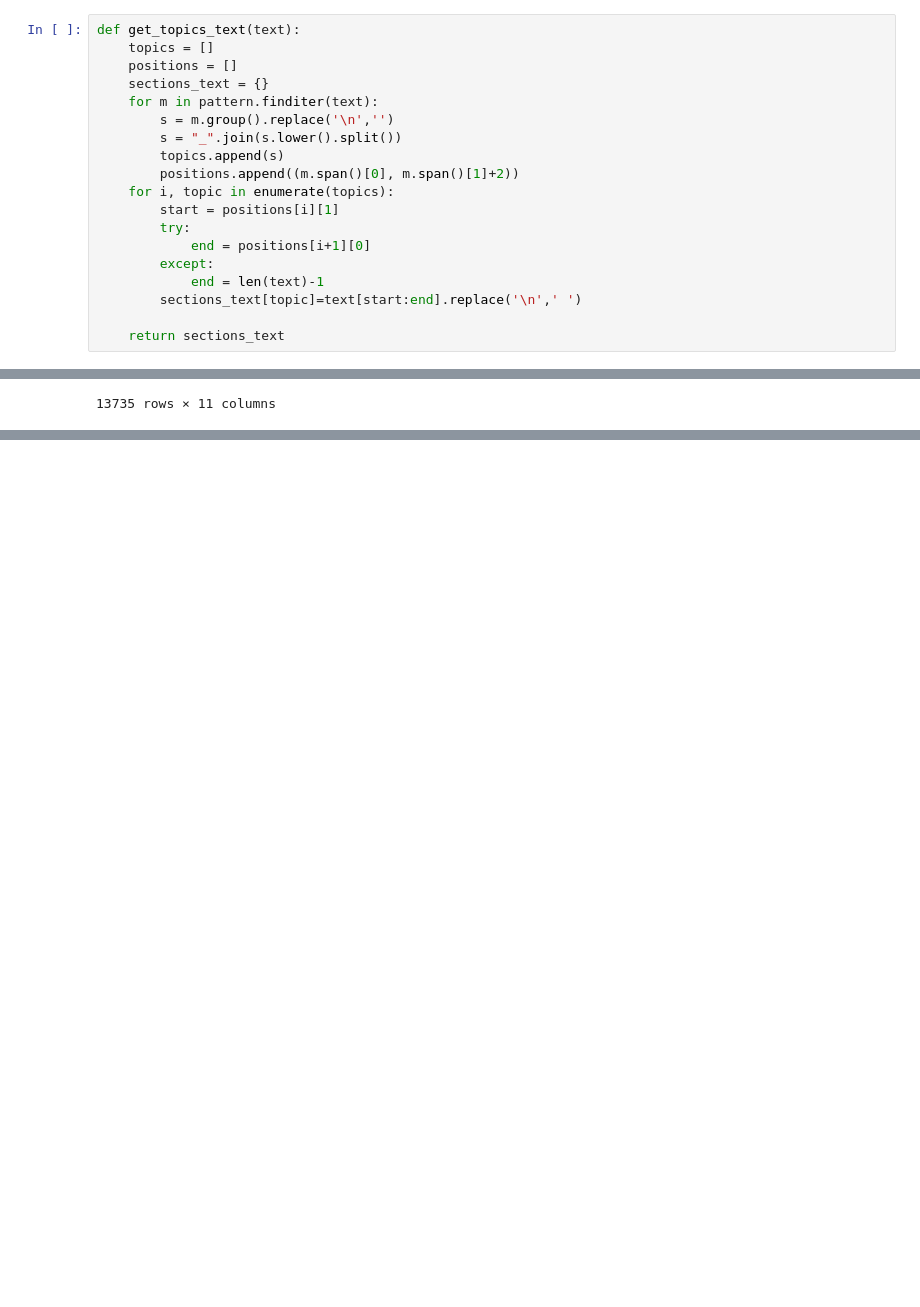
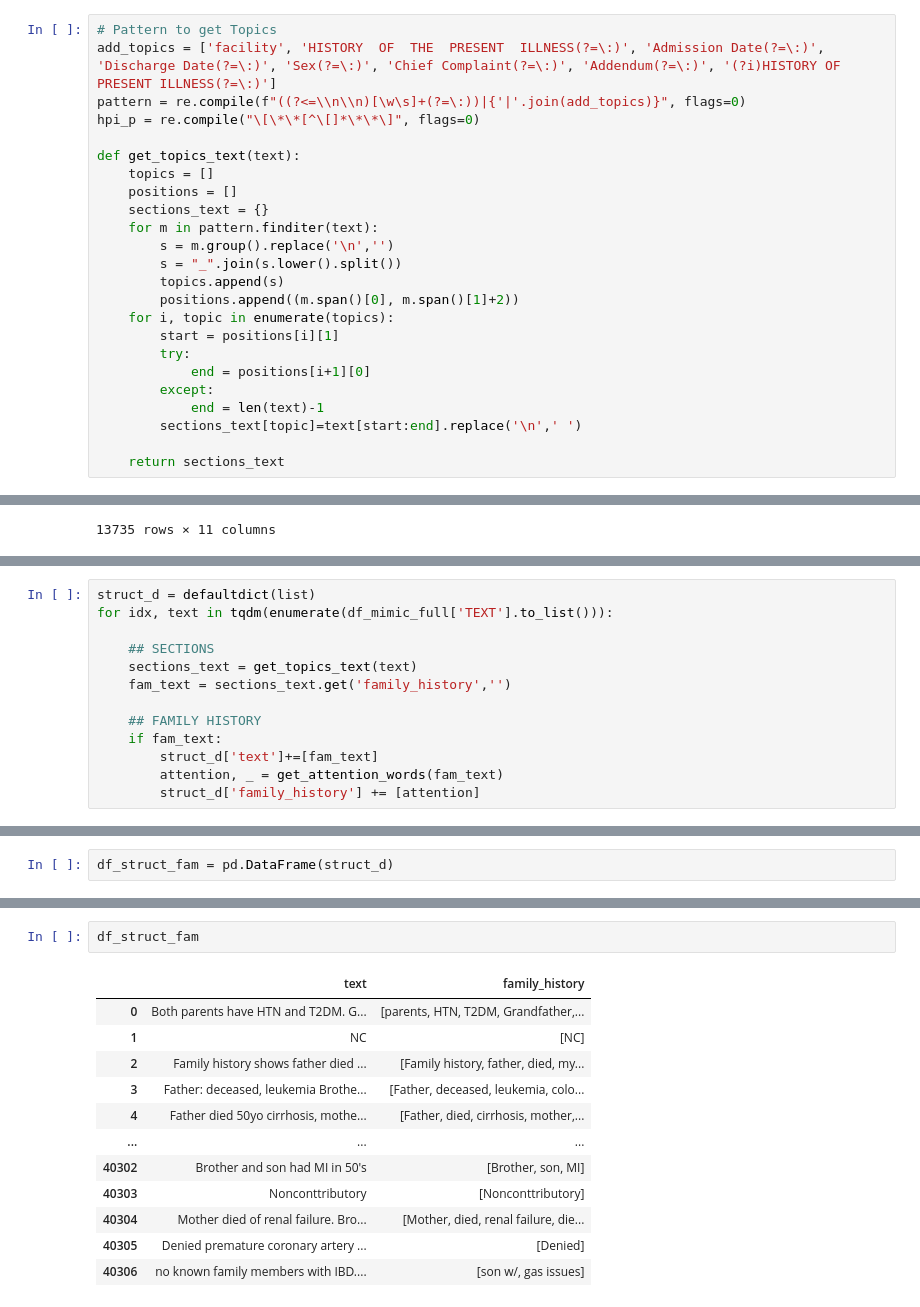
Before and after one commit to leoitcode/medtrix, a Jupyter notebook: notebook/medtrix_mimic_analysis.ipynb, the cells around one changed output, grey strips where cells are left out. Cells and saved outputs as stored; diff of their text form; blank space fills up the shorter version.

```diff
--- a/notebook/medtrix_mimic_analysis.ipynb
+++ b/notebook/medtrix_mimic_analysis.ipynb
@@ -618,4 +620,9 @@ pattern = re.compile(f"((?<=\\n\\n)[\w\s]+(?=\:))|{'|'.join(add_topics)}", flags
 # %%
+# Pattern to get Topics
+add_topics = ['facility', 'HISTORY  OF  THE  PRESENT  ILLNESS(?=\:)', 'Admission Date(?=\:)', 'Discharge Date(?=\:)', 'Sex(?=\:)', 'Chief Complaint(?=\:)', 'Addendum(?=\:)', '(?i)HISTORY OF PRESENT ILLNESS(?=\:)']
+pattern = re.compile(f"((?<=\\n\\n)[\w\s]+(?=\:))|{'|'.join(add_topics)}", flags=0)
+hpi_p = re.compile("\[\*\*[^\[]*\*\*\]", flags=0)
+
 def get_topics_text(text):
     topics = []
     positions = []
@@ -970,0 +998,13 @@ pd.DataFrame(age)
+# %%
+struct_d = defaultdict(list)
+for idx, text in tqdm(enumerate(df_mimic_full['TEXT'].to_list())):
+
+    ## SECTIONS
+    sections_text = get_topics_text(text)
+    fam_text = sections_text.get('family_history','')
+
+    ## FAMILY HISTORY
+    if fam_text:
+        struct_d['text']+=[fam_text]
+        attention, _ = get_attention_words(fam_text)
+        struct_d['family_history'] += [attention]
@@ -970,0 +1035,2 @@ pd.DataFrame(age)
+# %%
+df_struct_fam = pd.DataFrame(struct_d)
@@ -970,0 +1039,15 @@ pd.DataFrame(age)
+# %%
+df_struct_fam
+# %% [output]
+|  | text | family_history |
+| 0 | Both parents have HTN and T2DM. G... | [parents, HTN, T2DM, Grandfather,... |
+| 1 | NC | [NC] |
+| 2 | Family history shows father died ... | [Family history, father, died, my... |
+| 3 | Father: deceased, leukemia Brothe... | [Father, deceased, leukemia, colo... |
+| 4 | Father died 50yo cirrhosis, mothe... | [Father, died, cirrhosis, mother,... |
+| ... | ... | ... |
+| 40302 | Brother and son had MI in 50's | [Brother, son, MI] |
+| 40303 | Nonconttributory | [Nonconttributory] |
+| 40304 | Mother died of renal failure. Bro... | [Mother, died, renal failure, die... |
+| 40305 | Denied premature coronary artery ... | [Denied] |
+| 40306 | no known family members with IBD.... | [son w/, gas issues] |
```
Also changed, not shown: parts of 9 cells of this notebook, 1 other file.
